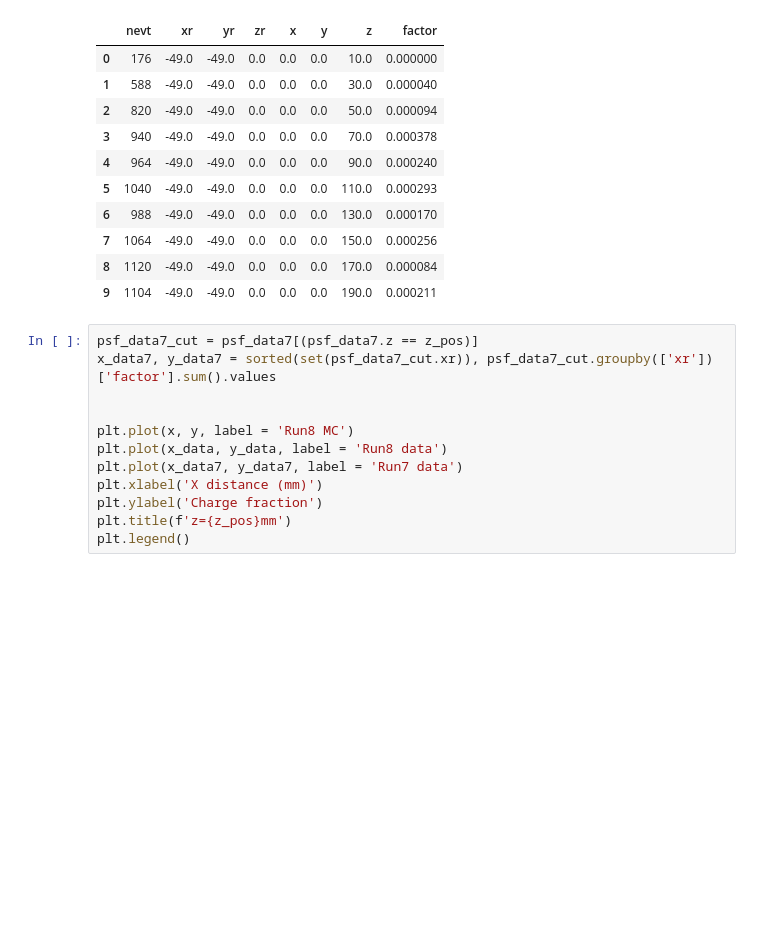
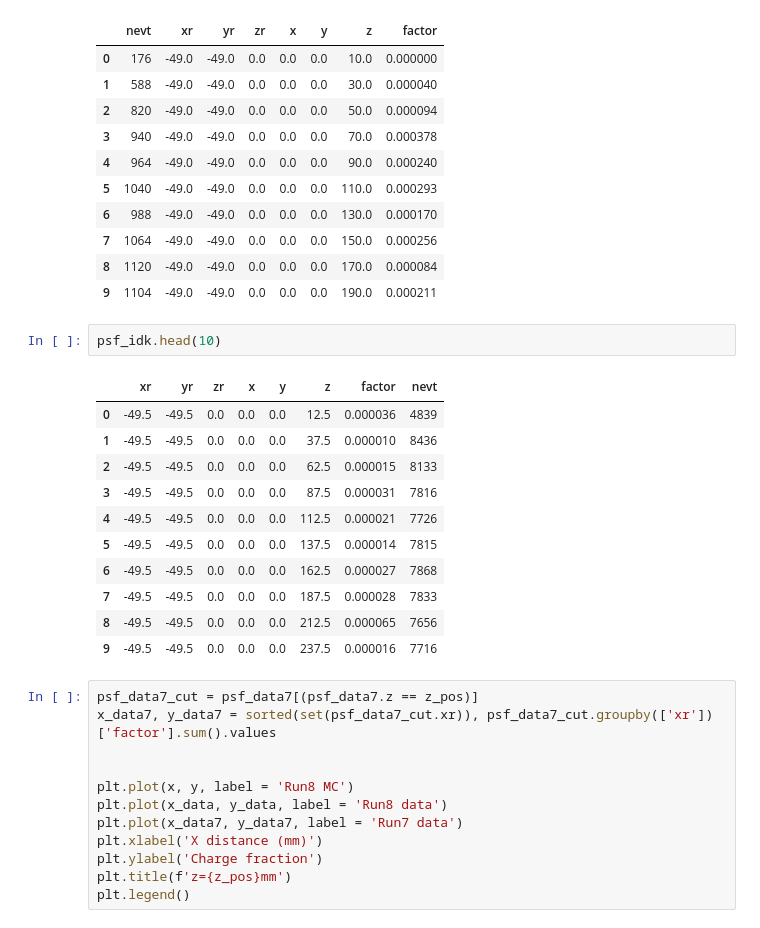
Before and after one commit to jwaiton/next_misc, a Jupyter notebook: Tl_studies/psf_study/modified_PSF_reader.ipynb, the cells around one changed output. Drawn from its saved outputs; the diff is of its cells as text; blank space fills up the shorter version.

```diff
--- a/Tl_studies/psf_study/modified_PSF_reader.ipynb
+++ b/Tl_studies/psf_study/modified_PSF_reader.ipynb
@@ -190,6 +275,20 @@ psf_data8.head(10)
 | 7 | 1064 | -49.0 | -49.0 | 0.0 | 0.0 | 0.0 | 150.0 | 0.000256 |
 | 8 | 1120 | -49.0 | -49.0 | 0.0 | 0.0 | 0.0 | 170.0 | 0.000084 |
 | 9 | 1104 | -49.0 | -49.0 | 0.0 | 0.0 | 0.0 | 190.0 | 0.000211 |
+# %%
+psf_idk.head(10)
+# %% [output]
+|  | xr | yr | zr | x | y | z | factor | nevt |
+| 0 | -49.5 | -49.5 | 0.0 | 0.0 | 0.0 | 12.5 | 0.000036 | 4839 |
+| 1 | -49.5 | -49.5 | 0.0 | 0.0 | 0.0 | 37.5 | 0.000010 | 8436 |
+| 2 | -49.5 | -49.5 | 0.0 | 0.0 | 0.0 | 62.5 | 0.000015 | 8133 |
+| 3 | -49.5 | -49.5 | 0.0 | 0.0 | 0.0 | 87.5 | 0.000031 | 7816 |
+| 4 | -49.5 | -49.5 | 0.0 | 0.0 | 0.0 | 112.5 | 0.000021 | 7726 |
+| 5 | -49.5 | -49.5 | 0.0 | 0.0 | 0.0 | 137.5 | 0.000014 | 7815 |
+| 6 | -49.5 | -49.5 | 0.0 | 0.0 | 0.0 | 162.5 | 0.000027 | 7868 |
+| 7 | -49.5 | -49.5 | 0.0 | 0.0 | 0.0 | 187.5 | 0.000028 | 7833 |
+| 8 | -49.5 | -49.5 | 0.0 | 0.0 | 0.0 | 212.5 | 0.000065 | 7656 |
+| 9 | -49.5 | -49.5 | 0.0 | 0.0 | 0.0 | 237.5 | 0.000016 | 7716 |
 # %%
 psf_data7_cut = psf_data7[(psf_data7.z == z_pos)]
 x_data7, y_data7 = sorted(set(psf_data7_cut.xr)), psf_data7_cut.groupby(['xr'])['factor'].sum().values
```
Also changed, not shown: parts of 9 cells of this notebook, 2 other files.
